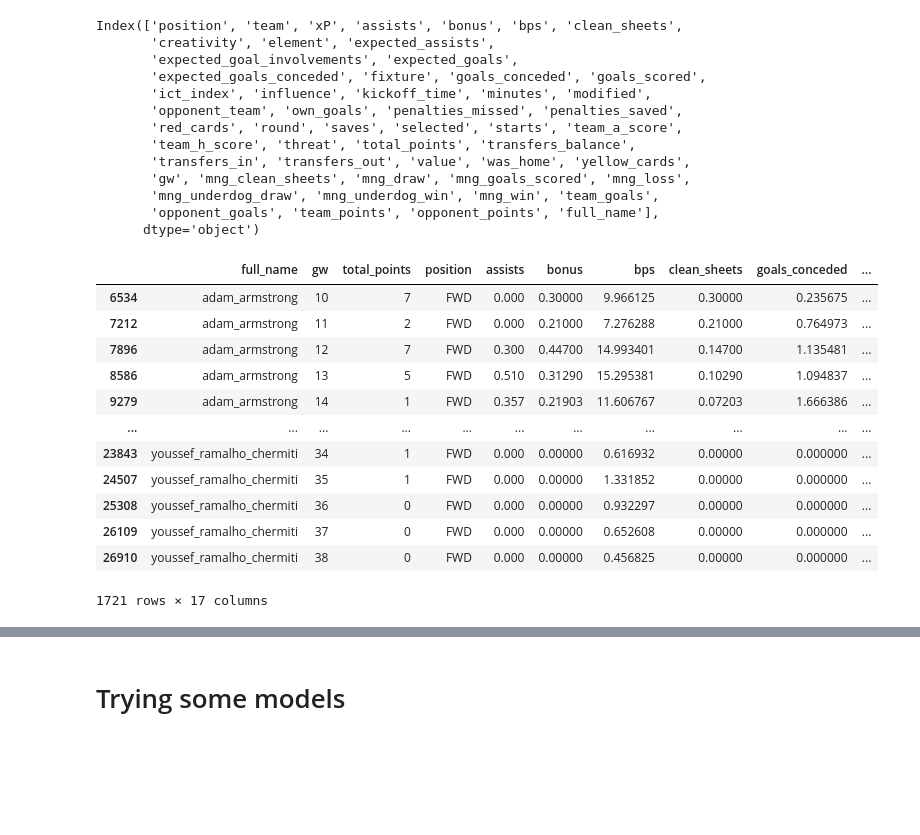
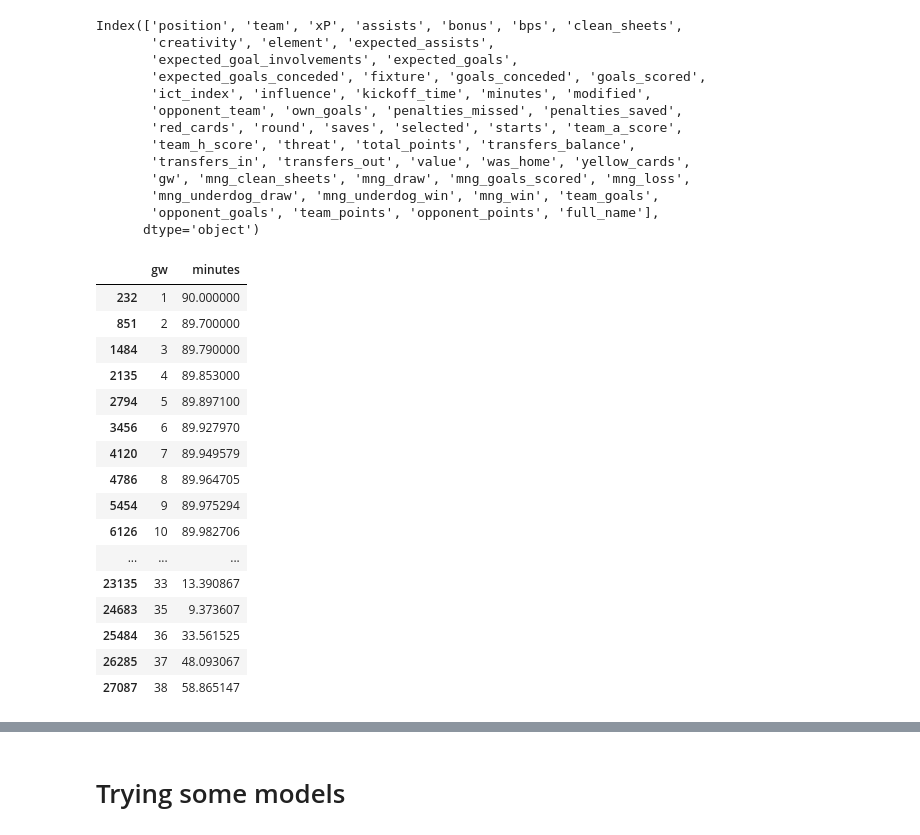
Before and after one commit to doug-ellis/draft_fpl_2526, a Jupyter notebook: transfer/gw_df_fromVastaav.ipynb, the cells around one changed output, grey strips where cells are left out. Saved outputs shown, nothing was run; the diff lists cells and outputs as text; code cells hidden in the pictures; blank space fills up the shorter version.

```diff
--- a/transfer/gw_df_fromVastaav.ipynb
+++ b/transfer/gw_df_fromVastaav.ipynb
@@ -85,17 +85,22 @@ player_gt_0_points = ewma_simple_gw_df.groupby('full_name').sum().query('total_p
 ewma_simple_gw_df_f1 = ewma_simple_gw_df.query('full_name in @player_gt_0_points')
 ewma_simple_gw_df_f2 = ewma_simple_gw_df_f1.query('gw>9')
 # %%
+ewma_simple_gw_df_f1.query('full_name=="erling_haaland"')[['gw', 'minutes']]
 # %% [output]
-|  | full_name | gw | total_points | position | assists | bonus | bps | clean_sheets | goals_conceded | ... |
-| 6534 | adam_armstrong | 10 | 7 | FWD | 0.000 | 0.30000 | 9.966125 | 0.30000 | 0.235675 | ... |
-| 7212 | adam_armstrong | 11 | 2 | FWD | 0.000 | 0.21000 | 7.276288 | 0.21000 | 0.764973 | ... |
-| 7896 | adam_armstrong | 12 | 7 | FWD | 0.300 | 0.44700 | 14.993401 | 0.14700 | 1.135481 | ... |
-| 8586 | adam_armstrong | 13 | 5 | FWD | 0.510 | 0.31290 | 15.295381 | 0.10290 | 1.094837 | ... |
-| 9279 | adam_armstrong | 14 | 1 | FWD | 0.357 | 0.21903 | 11.606767 | 0.07203 | 1.666386 | ... |
-| ... | ... | ... | ... | ... | ... | ... | ... | ... | ... | ... |
-| 23843 | youssef_ramalho_chermiti | 34 | 1 | FWD | 0.000 | 0.00000 | 0.616932 | 0.00000 | 0.000000 | ... |
-| 24507 | youssef_ramalho_chermiti | 35 | 1 | FWD | 0.000 | 0.00000 | 1.331852 | 0.00000 | 0.000000 | ... |
-| 25308 | youssef_ramalho_chermiti | 36 | 0 | FWD | 0.000 | 0.00000 | 0.932297 | 0.00000 | 0.000000 | ... |
-| 26109 | youssef_ramalho_chermiti | 37 | 0 | FWD | 0.000 | 0.00000 | 0.652608 | 0.00000 | 0.000000 | ... |
-| 26910 | youssef_ramalho_chermiti | 38 | 0 | FWD | 0.000 | 0.00000 | 0.456825 | 0.00000 | 0.000000 | ... |
+|  | gw | minutes |
+| 232 | 1 | 90.000000 |
+| 851 | 2 | 89.700000 |
+| 1484 | 3 | 89.790000 |
+| 2135 | 4 | 89.853000 |
+| 2794 | 5 | 89.897100 |
+| 3456 | 6 | 89.927970 |
+| 4120 | 7 | 89.949579 |
+| 4786 | 8 | 89.964705 |
+| 5454 | 9 | 89.975294 |
+| 6126 | 10 | 89.982706 |
+| ... | ... | ... |
+| 23135 | 33 | 13.390867 |
+| 24683 | 35 | 9.373607 |
+| 25484 | 36 | 33.561525 |
+| 26285 | 37 | 48.093067 |
+| 27087 | 38 | 58.865147 |
-1721 rows × 17 columns
```
Also changed, not shown: parts of 10 cells of this notebook.
